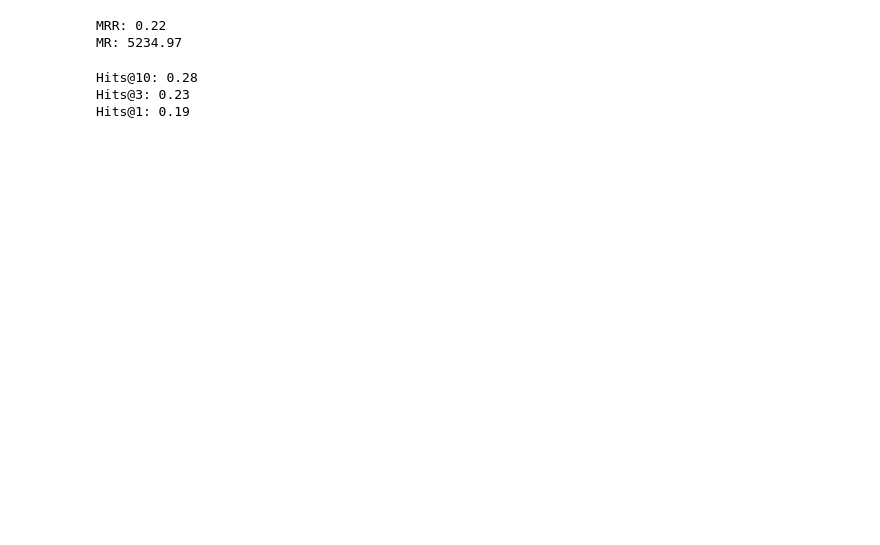
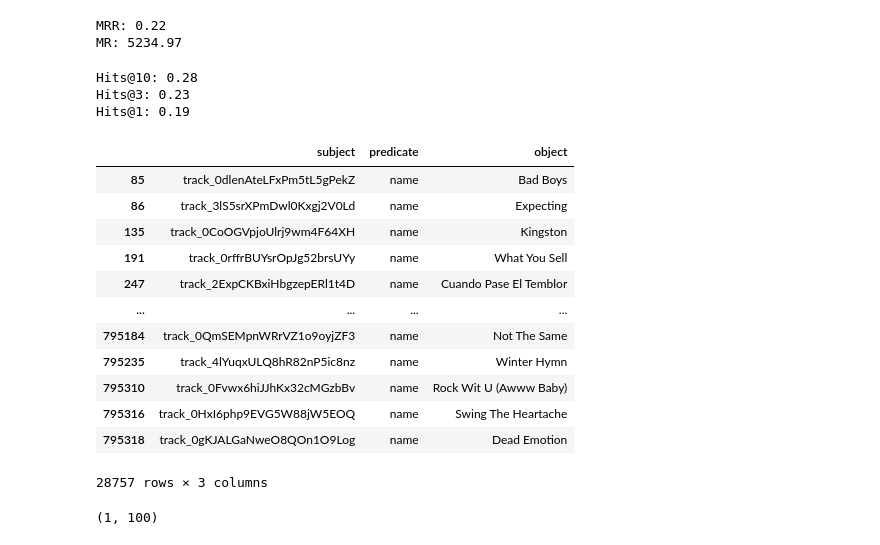
Before and after one commit to sesevasa64/MusicOntology, a Jupyter notebook: notebooks/kg_embeddings.ipynb, the cells around one changed output. Drawn from its saved outputs; the diff is of its cells as text; code cells hidden in the pictures; blank space fills up the shorter version.

```diff
--- a/notebooks/kg_embeddings.ipynb
+++ b/notebooks/kg_embeddings.ipynb
@@ -155,3 +164,24 @@ print(f"Hits@1: {hits_1:.2f}")
 Hits@10: 0.28
 Hits@3: 0.23
 Hits@1: 0.19
+# %%
+triples_df[(triples_df["predicate"] == "name") & triples_df["subject"].str.startswith("track")]
+# %% [output]
+|  | subject | predicate | object |
+| 85 | track_0dlenAteLFxPm5tL5gPekZ | name | Bad Boys |
+| 86 | track_3lS5srXPmDwl0Kxgj2V0Ld | name | Expecting |
+| 135 | track_0CoOGVpjoUlrj9wm4F64XH | name | Kingston |
+| 191 | track_0rffrBUYsrOpJg52brsUYy | name | What You Sell |
+| 247 | track_2ExpCKBxiHbgzepERl1t4D | name | Cuando Pase El Temblor |
+| ... | ... | ... | ... |
+| 795184 | track_0QmSEMpnWRrVZ1o9oyjZF3 | name | Not The Same |
+| 795235 | track_4lYuqxULQ8hR82nP5ic8nz | name | Winter Hymn |
+| 795310 | track_0Fvwx6hiJJhKx32cMGzbBv | name | Rock Wit U (Awww Baby) |
+| 795316 | track_0HxI6php9EVG5W88jW5EOQ | name | Swing The Heartache |
+| 795318 | track_0gKJALGaNweO8QOn1O9Log | name | Dead Emotion |
+28757 rows × 3 columns
+# %%
+emb = model.get_embeddings(["Bad Boys"])
+emb.shape
+# %% [output]
+(1, 100)
```
Also changed, not shown: parts of 7 cells of this notebook, 1 other file.
